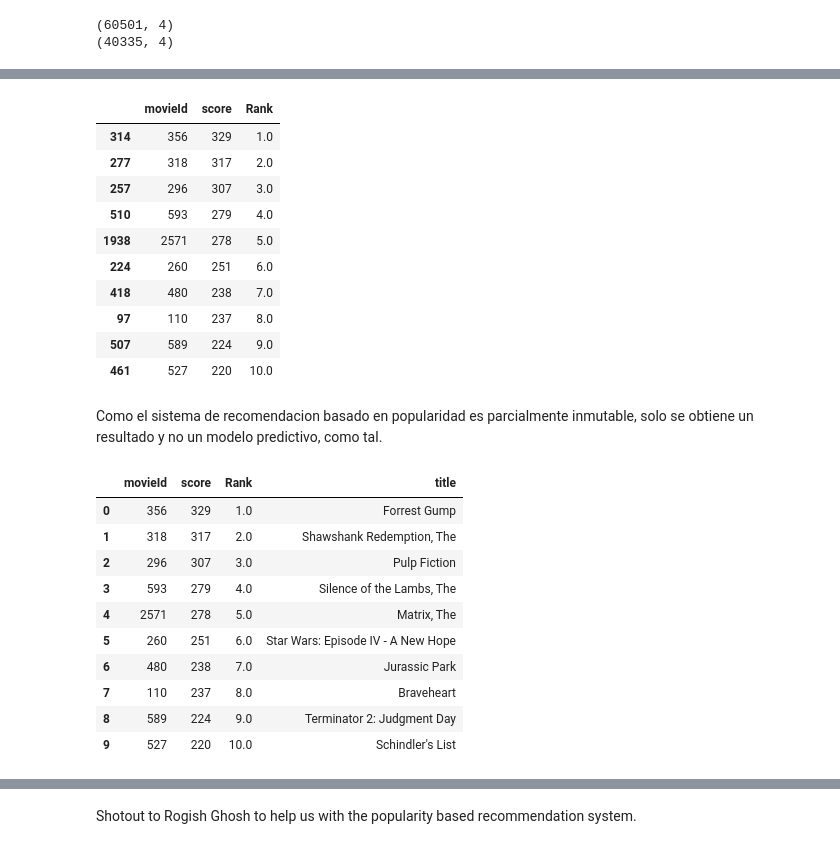
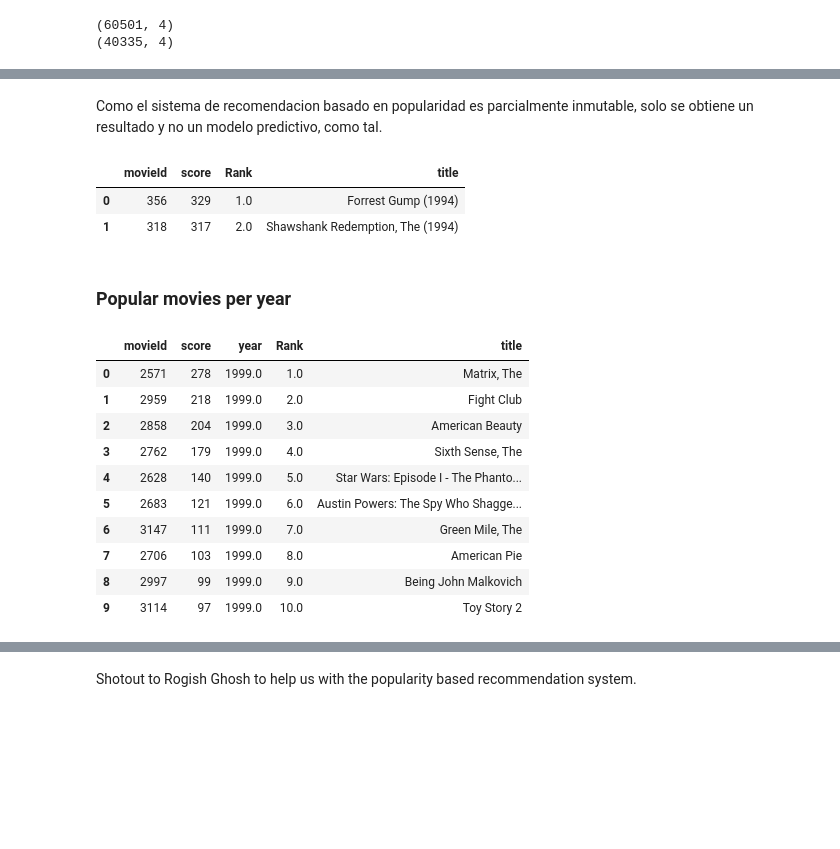
Before and after one commit to DanielGongora28/Marketing_ADA_G2, a Jupyter notebook: AdA_Marketing_G2.ipynb, the cells around one changed output, grey strips where cells are left out. Saved outputs shown, nothing was run; the diff lists cells and outputs as text; code cells hidden in the pictures; blank space fills up the shorter version.

```diff
--- a/AdA_Marketing_G2.ipynb
+++ b/AdA_Marketing_G2.ipynb
@@ -362,31 +375,35 @@ pop_rec_sys=popularity(ratings,'movieId','userId')
-# %%
-pop_rec_sys
-# %% [output]
-|  | movieId | score | Rank |
-| 314 | 356 | 329 | 1.0 |
-| 277 | 318 | 317 | 2.0 |
-| 257 | 296 | 307 | 3.0 |
-| 510 | 593 | 279 | 4.0 |
-| 1938 | 2571 | 278 | 5.0 |
-| 224 | 260 | 251 | 6.0 |
-| 418 | 480 | 238 | 7.0 |
-| 97 | 110 | 237 | 8.0 |
-| 507 | 589 | 224 | 9.0 |
-| 461 | 527 | 220 | 10.0 |
 # %% [markdown]
 Como el sistema de recomendacion basado en popularidad es parcialmente inmutable, solo se obtiene un resultado y no un modelo predictivo, como tal.
-# %%
-pop_rec_sys_final=pd.merge(pop_rec_sys,movies[['movieId','title']],on='movieId', how='left')
-pop_rec_sys_final
-# %% [output]
-|  | movieId | score | Rank | title |
-| 0 | 356 | 329 | 1.0 | Forrest Gump |
-| 1 | 318 | 317 | 2.0 | Shawshank Redemption, The |
-| 2 | 296 | 307 | 3.0 | Pulp Fiction |
-| 3 | 593 | 279 | 4.0 | Silence of the Lambs, The |
-| 4 | 2571 | 278 | 5.0 | Matrix, The |
-| 5 | 260 | 251 | 6.0 | Star Wars: Episode IV - A New Hope |
-| 6 | 480 | 238 | 7.0 | Jurassic Park |
-| 7 | 110 | 237 | 8.0 | Braveheart |
-| 8 | 589 | 224 | 9.0 | Terminator 2: Judgment Day |
-| 9 | 527 | 220 | 10.0 | Schindler's List |
+# %%
+popularity(2)
+# %% [output]
+|  | movieId | score | Rank | title |
+| 0 | 356 | 329 | 1.0 | Forrest Gump (1994) |
+| 1 | 318 | 317 | 2.0 | Shawshank Redemption, The (1994) |
+# %% [markdown]
+### Popular movies per year
+# %%
+def popularity_year(year):
+    train_data_grouped=ratings.groupby(['movieId'])['userId'].count().reset_index()
+    train_data_grouped=pd.merge(train_data_grouped,movies[['movieId','year']],on='movieId', how='left')
+    train_data_grouped.rename(columns={'userId':'score'},inplace=True)
+    train_data_sort=train_data_grouped.sort_values(['score','movieId'],ascending=[0,1])
+    data_sort_year=train_data_sort[train_data_sort['year']==year].head(10)
+    data_sort_year['Rank']=data_sort_year['score'].rank(ascending=0,method='first')
+    pop_rec_sys_final=pd.merge(data_sort_year,movies[['movieId','title']],on='movieId', how='left')
+    pop_rec_sys_final
+    return pop_rec_sys_final
+# %%
+popularity_year(1999)
+# %% [output]
+|  | movieId | score | year | Rank | title |
+| 0 | 2571 | 278 | 1999.0 | 1.0 | Matrix, The |
+| 1 | 2959 | 218 | 1999.0 | 2.0 | Fight Club |
+| 2 | 2858 | 204 | 1999.0 | 3.0 | American Beauty |
+| 3 | 2762 | 179 | 1999.0 | 4.0 | Sixth Sense, The |
+| 4 | 2628 | 140 | 1999.0 | 5.0 | Star Wars: Episode I - The Phanto... |
+| 5 | 2683 | 121 | 1999.0 | 6.0 | Austin Powers: The Spy Who Shagge... |
+| 6 | 3147 | 111 | 1999.0 | 7.0 | Green Mile, The |
+| 7 | 2706 | 103 | 1999.0 | 8.0 | American Pie |
+| 8 | 2997 | 99 | 1999.0 | 9.0 | Being John Malkovich |
+| 9 | 3114 | 97 | 1999.0 | 10.0 | Toy Story 2 |
```
Also changed, not shown: parts of 15 cells of this notebook, 1 other file.
